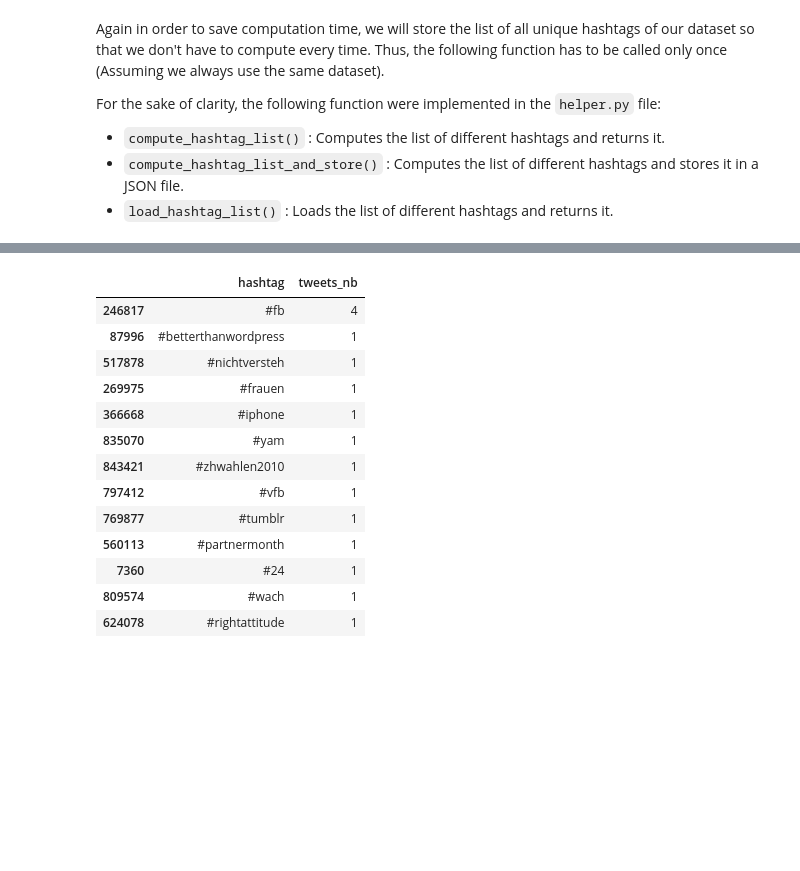
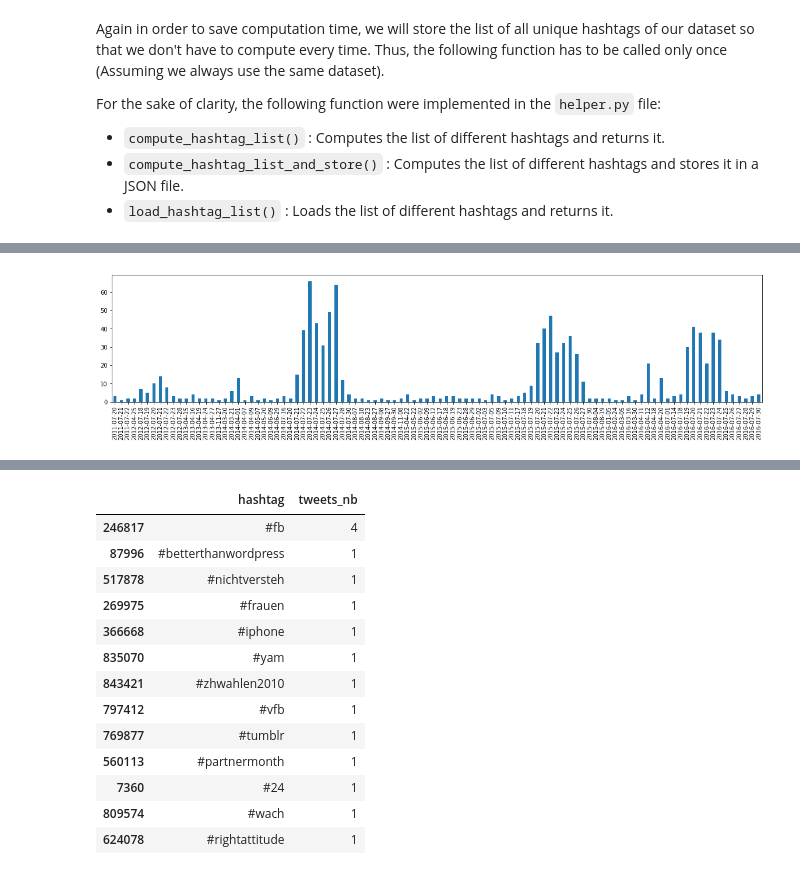
Before and after one commit to brunowicht/ada_project, a Jupyter notebook: project/cleaning.ipynb, the cells around one changed output, grey strips where cells are left out. Saved outputs shown, nothing was run; the diff lists cells and outputs as text; code cells hidden in the pictures; blank space fills up the shorter version.

```diff
--- a/project/cleaning.ipynb
+++ b/project/cleaning.ipynb
@@ -224,3 +199,7 @@ plot_frequency_tags(df_tag, 'day', "#jesuischarlie", 30)
+# %%
+plot_frequency_tags(df_tag, 'day', "#paleo", 100)
+# %% [output]
+[figure, added]
 # %%
 def compute_unique_tag_list_and_store():
     """Compute the list of different hashtags"""
```
Also changed, not shown: parts of 9 cells of this notebook, 1 other file.
